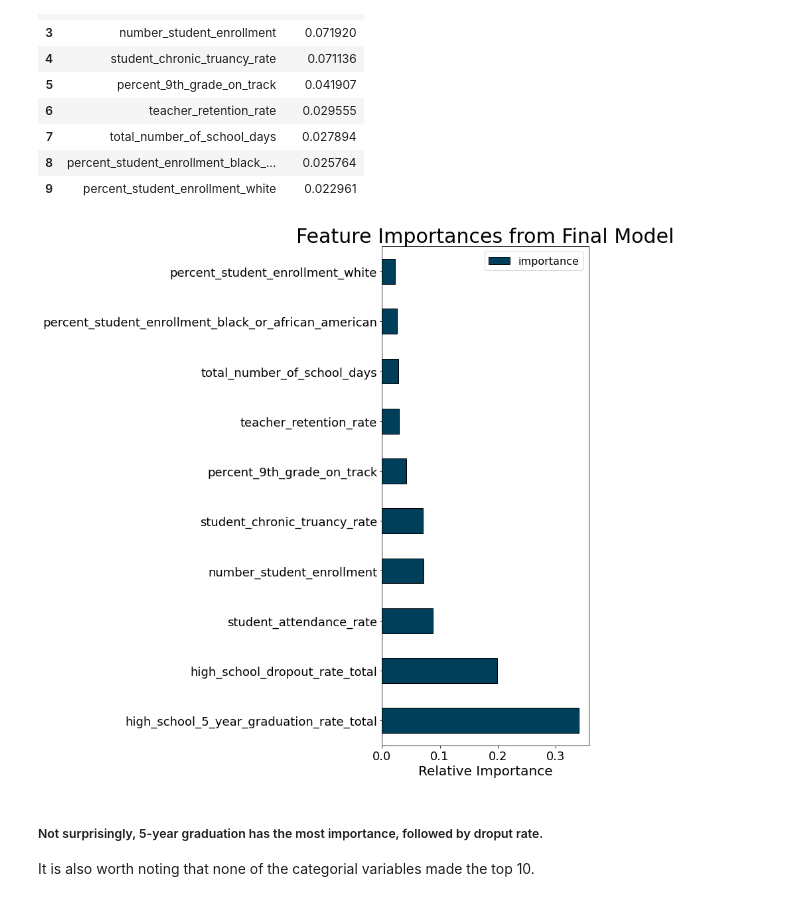
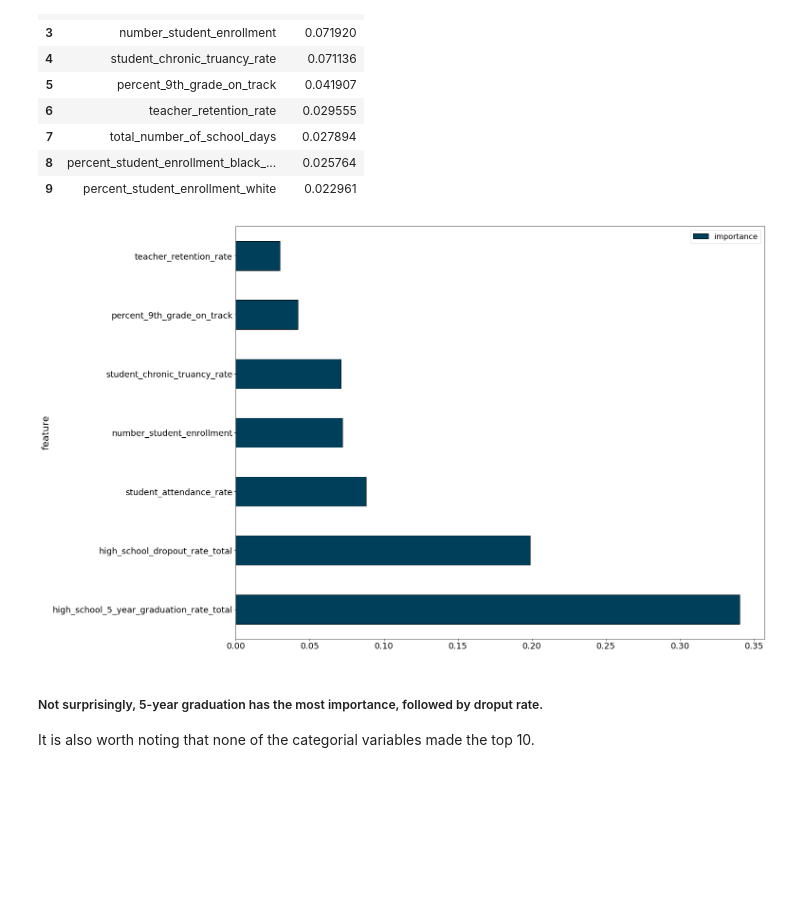
Before and after one commit to dannmorr/predicting-ibse-graduation-rate, a Jupyter notebook: notebooks/exploratory/_02_models.ipynb, the cells around one changed output. Cells and saved outputs as stored; diff of their text form; code cells hidden in the pictures; blank space fills up the shorter version.

```diff
--- a/notebooks/exploratory/_02_models.ipynb
+++ b/notebooks/exploratory/_02_models.ipynb
@@ -30,7 +30,7 @@ warnings.simplefilter('ignore', category = DeprecationWarning)
 warnings.simplefilter('ignore', category = FutureWarning)
 
 # plot parameters
-plt.rcParams['figure.figsize'] = 12, 12
+plt.rcParams['figure.figsize'] = 20, 16
 plt.rcParams['axes.labelsize'] = 20
 plt.rcParams['axes.titlesize'] = 25
 plt.rcParams['xtick.labelsize'] = 18
@@ -137,6 +137,7 @@ ss = StandardScaler()
 ss.fit(X_train_num)
 
 # transform training, validation, and testing dataX_train_sc= ss.transform(X_train_num)
+X_train_sc = ss.transform(X_train_num)
 X_val_sc = ss.transform(X_val_num)
 X_test_sc = ss.transform(X_test_num)
 
@@ -456,17 +441,17 @@ feature_results.head(10)
 | 8 | percent_student_enrollment_black_... | 0.025764 |
 | 9 | percent_student_enrollment_white | 0.022961 |
 # %%
-# Plot the 10 most important features in a horizontal bar chart
-feature_results.loc[:9, :].plot(x = 'feature', y = 'importance',
+# Plot the 5 most important features in a horizontal bar chart
+feature_results.loc[:6, :].plot(x = 'feature', y = 'importance',
                                  edgecolor = 'k',
                                  kind='barh', color = '#003f5a');
-plt.xlabel('Relative Importance', size = 20); plt.ylabel('')
-plt.title('Feature Importances from Final Model', size = 30)
-plt.tight_layout()
+#plt.xlabel('Relative Importance', size = 20); plt.ylabel('')
+#plt.title('Feature Importances from Final Model', size = 30)
+#plt.tight_layout()
 plt.savefig('../../reports/figures/feature_importance.png')
 plt.show();
 # %% [output]
-[figure, old version]
+[figure, new version]
 # %% [markdown]
 ##### Not surprisingly, 5-year graduation has the most importance, followed by droput rate.
 It is also worth noting that none of the categorial variables made the top 10.
```
Also changed, not shown: parts of 8 cells of this notebook, 5 other files.
